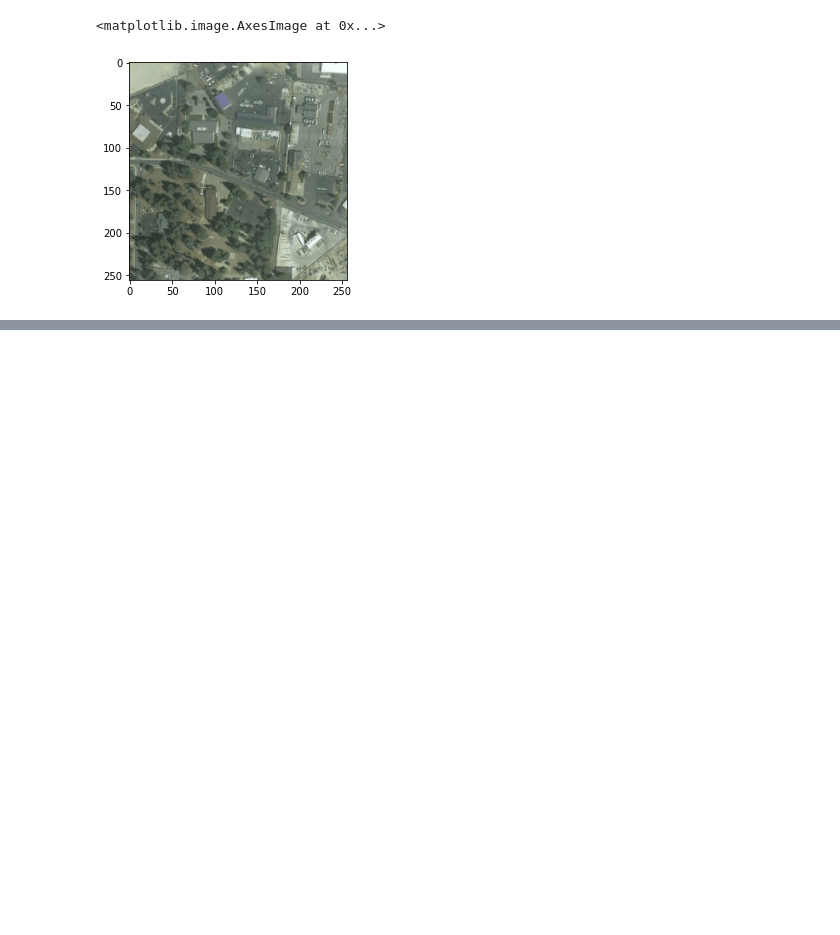
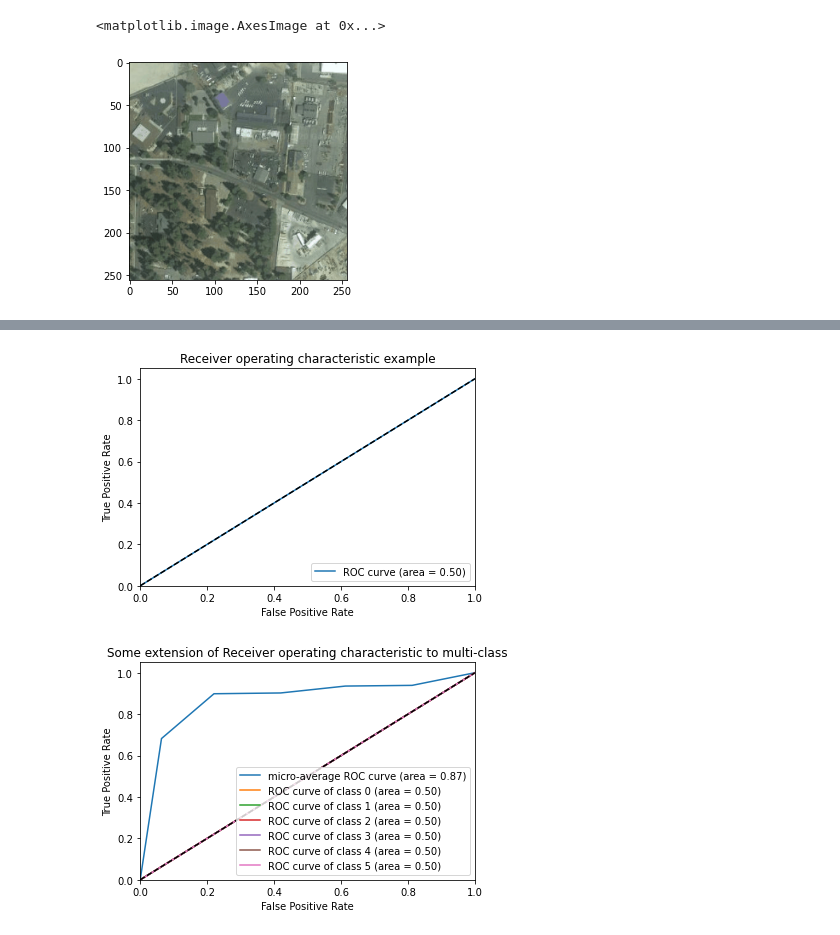
Before and after one commit to paultanger/CampsitePredict, a Jupyter notebook: preprocess_and_build_model-v2.ipynb, the cells around one changed output, grey strips where cells are left out. Cells and saved outputs as stored; diff of their text form; code cells hidden in the pictures; blank space fills up the shorter version.

Commit message:
update notebooks with models

```diff
--- a/preprocess_and_build_model-v2.ipynb
+++ b/preprocess_and_build_model-v2.ipynb
@@ -102,12 +103,12 @@ from tensorflow import data
 num_classes = 6
 epochs = 2 # number of passes through the entire train dataset before weights "final"
 AUTOTUNE = data.experimental.AUTOTUNE
-#X_train = X_train.cache().prefetch(buffer_size=AUTOTUNE)
-#X_test = X_test.cache().prefetch(buffer_size=AUTOTUNE)
+# X_train = X_train.cache().shuffle(1000).prefetch(buffer_size=AUTOTUNE)
+# X_test = X_test.cache().prefetch(buffer_size=AUTOTUNE)
 img_height = 256
 img_width = 256
 #input_shape = (img_rows, img_cols, 1)   # 1 channel image input (grayscale) KEEP
-nb_filters = 32    # number of convolutional filters to use (same as neurons)
+nb_filters = 16    # number of convolutional filters to use (same as neurons)
 pool_size = (2, 2)  # pooling decreases image size, reduces computation, adds translational invariance
 kernel_size = (4, 4)  # convolutional kernel size, slides over image to learn features
 #batch_size = 1000 # number of training samples used at a time to update the weights
@@ -190,0 +204,2 @@ print('Test accuracy:', score[1])  # this is the one we care about
+# %%
+predictions = model.predict(X_test, verbose=1)
@@ -213,0 +301,3 @@ plt.show()
+# %%
+# since my data is batched
+y = np.concatenate([y for x, y in X_test], axis=0)
@@ -213,0 +326,47 @@ plt.show()
+# %%
+classes = len(X_test.class_names)
+# %%
+# https://scikit-learn.org/0.15/auto_examples/plot_roc.html#:~:text=ROC%20curves%20are%20typically%20used,necessary%20to%20binarize%20the%20output.
+fpr = dict()
+tpr = dict()
+roc_auc = dict()
+for i in range(classes):
+    fpr[i], tpr[i], _ = metrics.roc_curve(y[:, i], predictions[:, i])
+    roc_auc[i] = metrics.auc(fpr[i], tpr[i])
+
+# Compute micro-average ROC curve and ROC area
+fpr["micro"], tpr["micro"], _ = metrics.roc_curve(y.ravel(), predictions.ravel())
+roc_auc["micro"] = metrics.auc(fpr["micro"], tpr["micro"])
+
+# Plot of a ROC curve for a specific class
+plt.figure()
+plt.plot(fpr[2], tpr[2], label='ROC curve (area = %0.2f)' % roc_auc[2])
+plt.plot([0, 1], [0, 1], 'k--')
+plt.xlim([0.0, 1.0])
+plt.ylim([0.0, 1.05])
+plt.xlabel('False Positive Rate')
+plt.ylabel('True Positive Rate')
+plt.title('Receiver operating characteristic example')
+plt.legend(loc="lower right")
+plt.show()
+
+# Plot ROC curve
+plt.figure()
+plt.plot(fpr["micro"], tpr["micro"],
+         label='micro-average ROC curve (area = {0:0.2f})'
+               ''.format(roc_auc["micro"]))
+for i in range(classes):
+    plt.plot(fpr[i], tpr[i], label='ROC curve of class {0} (area = {1:0.2f})'
+                                   ''.format(i, roc_auc[i]))
+
+plt.plot([0, 1], [0, 1], 'k--')
+plt.xlim([0.0, 1.0])
+plt.ylim([0.0, 1.05])
+plt.xlabel('False Positive Rate')
+plt.ylabel('True Positive Rate')
+plt.title('Some extension of Receiver operating characteristic to multi-class')
+plt.legend(loc="lower right")
+plt.show()
+# %% [output]
+[figure, added]
+[figure, added]
```
Also changed, not shown: parts of 24 cells of this notebook, 8 other files.
